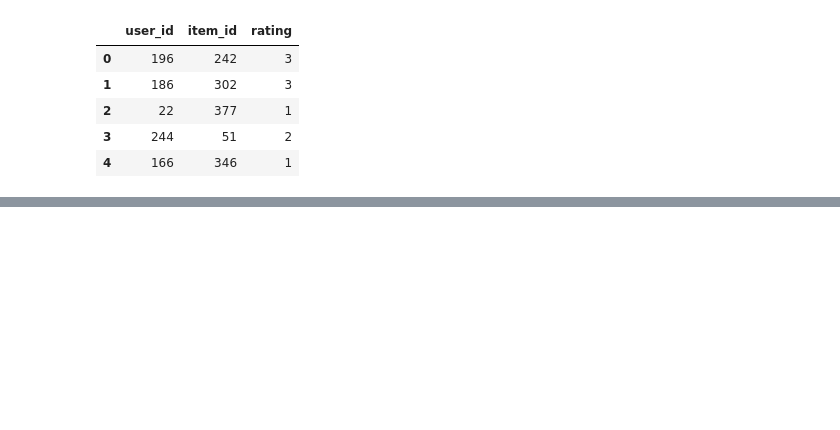
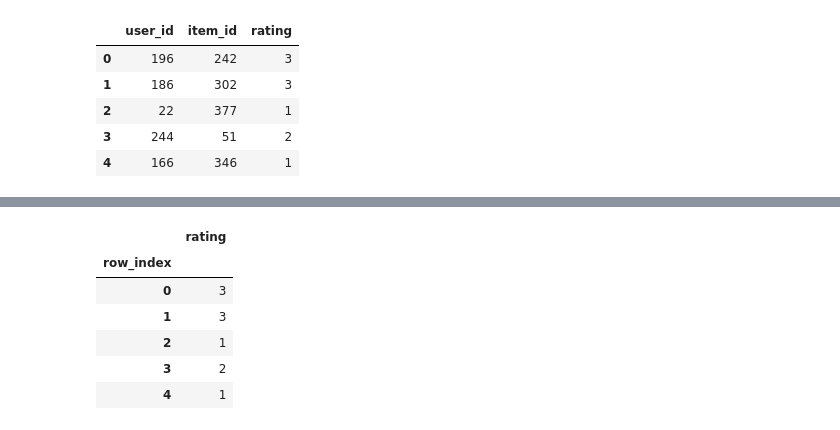
Before and after one commit to etlundquist/rankfm, a Jupyter notebook: notebooks/model-matrix.ipynb, the cells around one changed output, grey strips where cells are left out. Drawn from its saved outputs; the diff is of its cells as text; code cells hidden in the pictures; blank space fills up the shorter version.

```diff
--- a/notebooks/model-matrix.ipynb
+++ b/notebooks/model-matrix.ipynb
@@ -245,0 +276,10 @@ interaction: 4
+# %%
+rating_vector.head()
+# %% [output]
+|  | rating |
+| row_index |  |
+| 0 | 3 |
+| 1 | 3 |
+| 2 | 1 |
+| 3 | 2 |
+| 4 | 1 |
```
Also changed, not shown: parts of 17 cells of this notebook, 1 other file.
